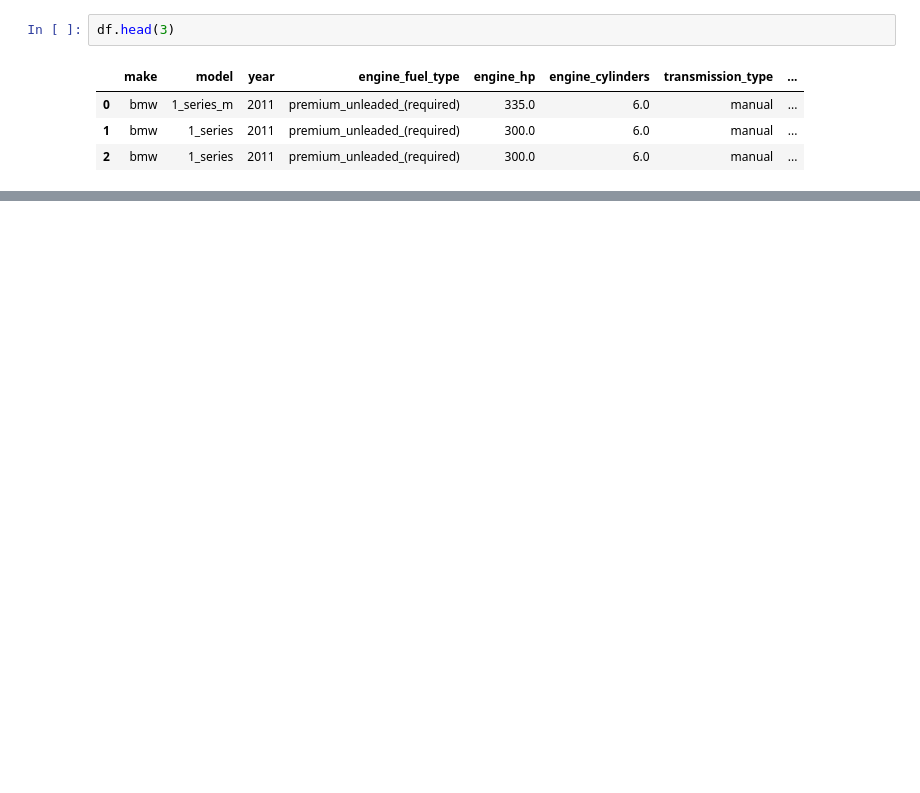
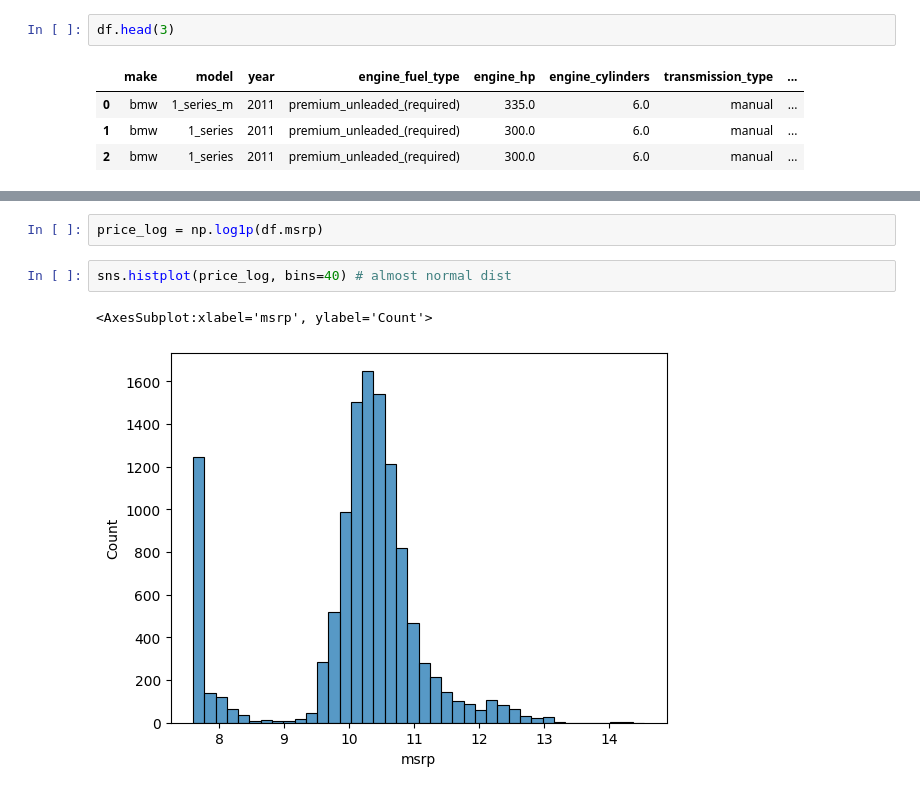
Before and after one commit to juanxo90/ml-zoomcamp, a Jupyter notebook: week_2/car_predition.ipynb, the cells around one changed output, grey strips where cells are left out. Saved outputs shown, nothing was run; the diff lists cells and outputs as text; blank space fills up the shorter version.

```diff
--- a/week_2/car_predition.ipynb
+++ b/week_2/car_predition.ipynb
@@ -72,0 +99,7 @@ df.head(3)
+# %%
+price_log = np.log1p(df.msrp)
+# %%
+sns.histplot(price_log, bins=40) # almost normal dist
+# %% [output]
+<AxesSubplot:xlabel='msrp', ylabel='Count'>
+[figure, added]
```
Also changed, not shown: parts of 53 cells of this notebook.
